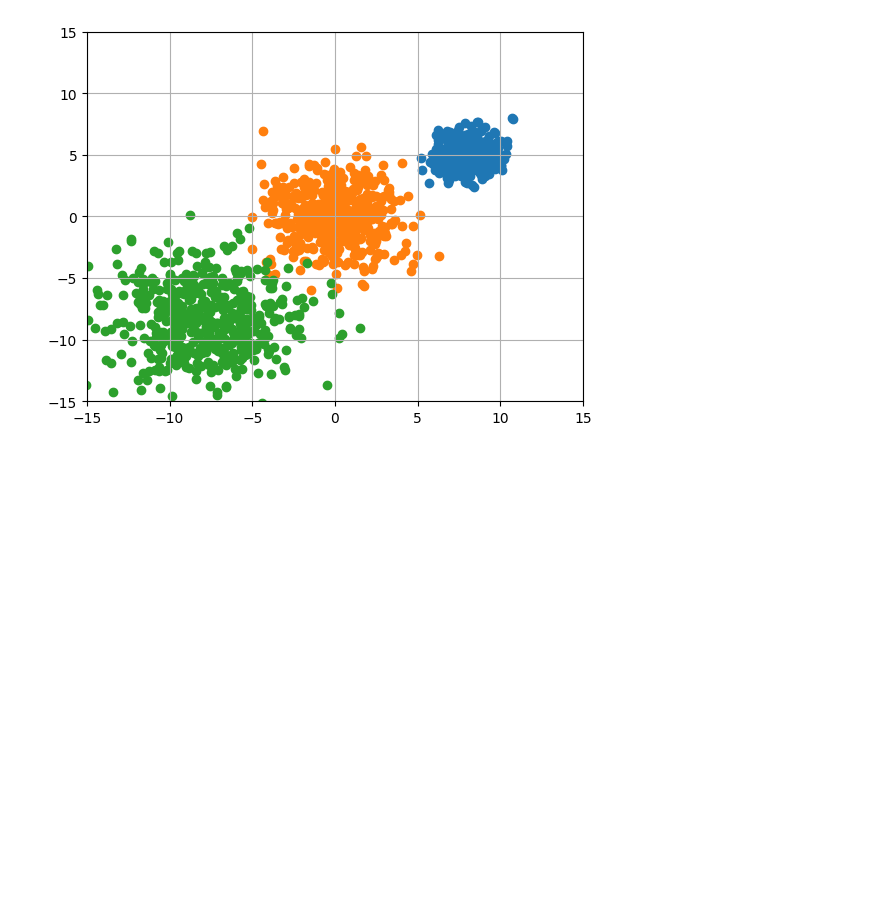
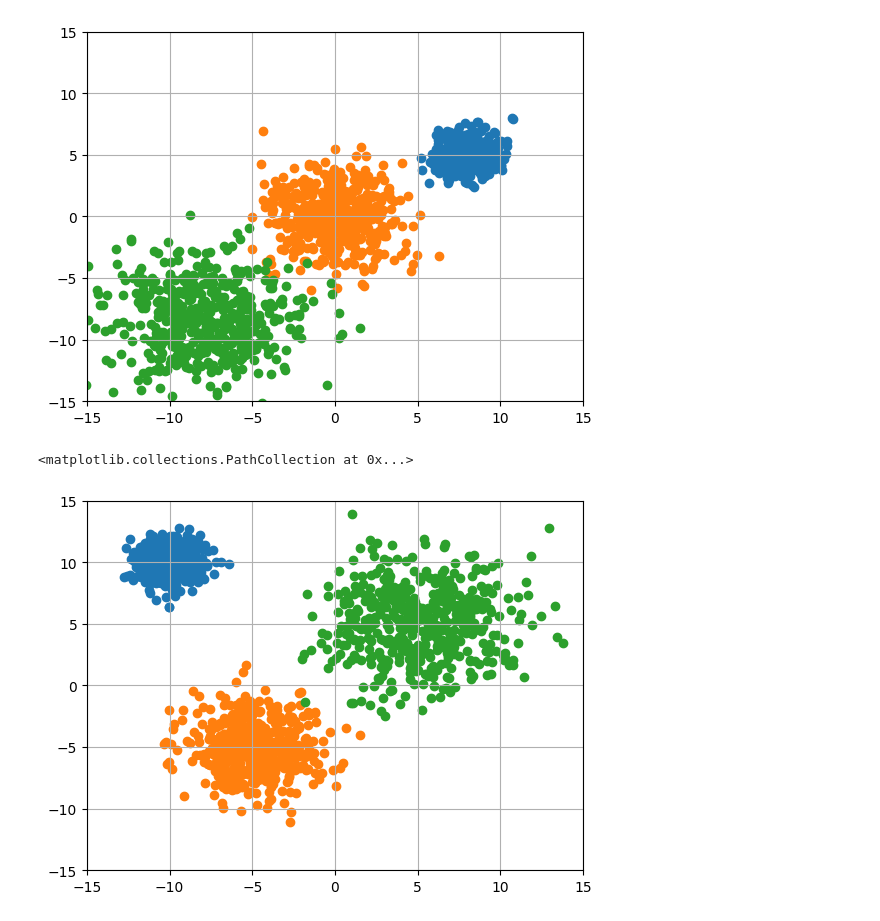
Before and after one commit to sharathchandra04/MLlearning, a Jupyter notebook: clustreing.ipynb, the cells around one changed output. Drawn from its saved outputs; the diff is of its cells as text; code cells hidden in the pictures; blank space fills up the shorter version.

```diff
--- a/clustreing.ipynb
+++ b/clustreing.ipynb
@@ -29,3 +29,19 @@ plt.scatter(data_spherical_3[:, 0], data_spherical_3[:, 1],)
 # %% [output]
 <matplotlib.collections.PathCollection at 0x...>
 [figure]
+# %%
+plt.grid()
+plt.xlim([-15, 15])
+plt.ylim([-15, 15])
+diag1 = tfp.distributions.MultivariateNormalDiag(loc=[-10, 10], scale_diag=[1.0, 1.0])
+data_diag1 = diag1.sample(500)
+plt.scatter(data_diag1[:, 0], data_diag1[:, 1])
+diag2 = tfp.distributions.MultivariateNormalDiag(loc=[-5, -5], scale_diag=[2.0, 2.0])
+data_diag2 = diag2.sample(500)
+plt.scatter(data_diag2[:, 0], data_diag2[:, 1])
+diag3 = tfp.distributions.MultivariateNormalDiag(loc=[5, 5], scale_diag=[3.0, 3.0])
+data_diag3 = diag3.sample(500)
+plt.scatter(data_diag3[:, 0], data_diag3[:, 1])
+# %% [output]
+<matplotlib.collections.PathCollection at 0x...>
+[figure, added]
```
Also changed, not shown: parts of 1 cell of this notebook.
